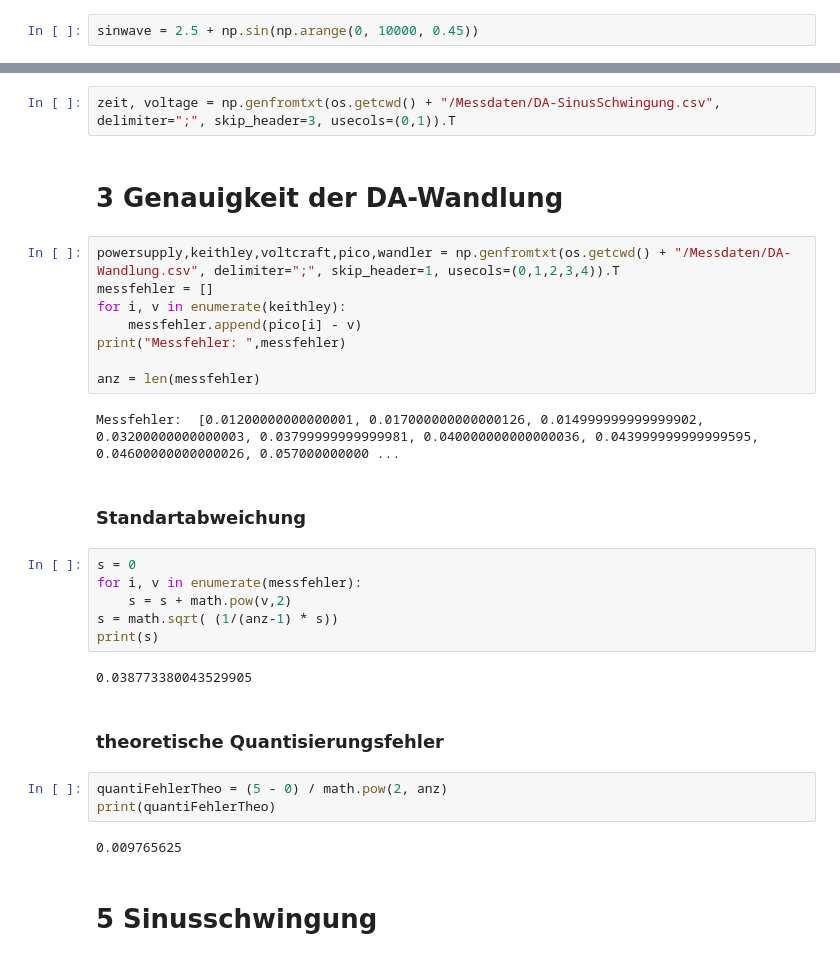
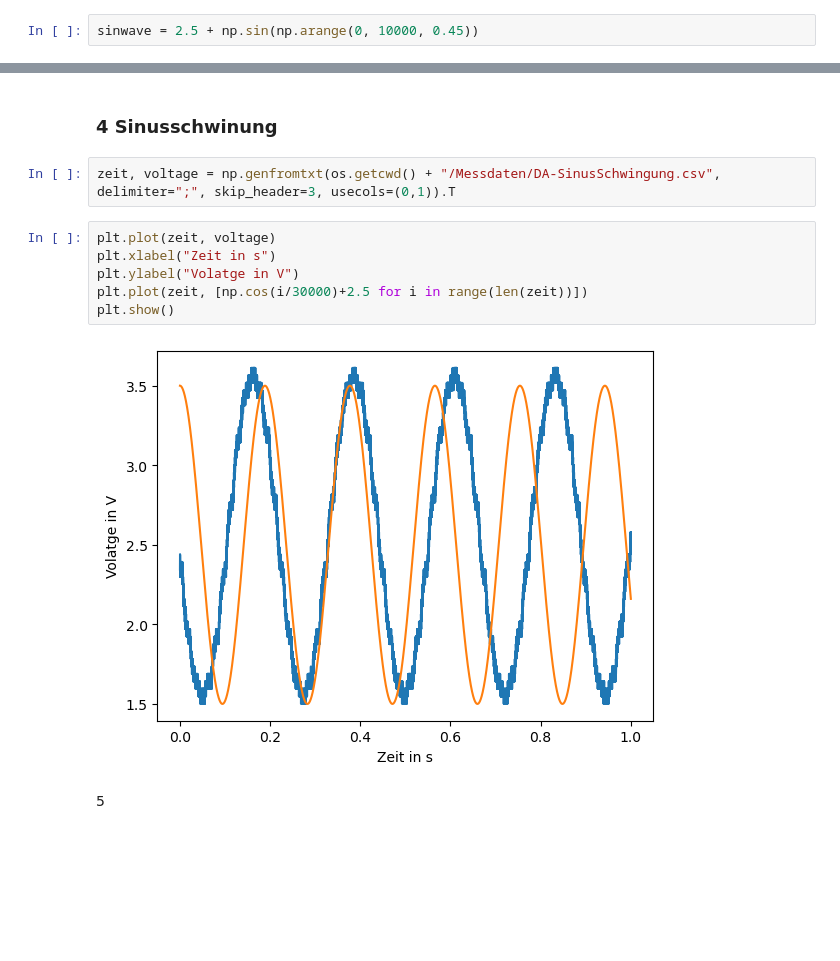
Before and after one commit to hannesbrugger/Signale-und-Systeme, a Jupyter notebook: Versuch5/versuch5.ipynb, the cells around one changed output, grey strips where cells are left out. Cells and saved outputs as stored; diff of their text form; blank space fills up the shorter version.

```diff
--- a/Versuch5/versuch5.ipynb
+++ b/Versuch5/versuch5.ipynb
@@ -11,33 +56,14 @@ sinwave = 2.5 + np.sin(np.arange(0, 10000, 0.45))
+# %% [markdown]
+### 4 Sinusschwinung
 # %%
 zeit, voltage = np.genfromtxt(os.getcwd() + "/Messdaten/DA-SinusSchwingung.csv", delimiter=";", skip_header=3, usecols=(0,1)).T
-# %% [markdown]
-# 3 Genauigkeit der DA-Wandlung
-# %%
-powersupply,keithley,voltcraft,pico,wandler = np.genfromtxt(os.getcwd() + "/Messdaten/DA-Wandlung.csv", delimiter=";", skip_header=1, usecols=(0,1,2,3,4)).T
-messfehler = []
-for i, v in enumerate(keithley):
-    messfehler.append(pico[i] - v)
-print("Messfehler: ",messfehler)
-
-anz = len(messfehler)
-# %% [output]
-Messfehler:  [0.01200000000000001, 0.017000000000000126, 0.014999999999999902, 0.03200000000000003, 0.03799999999999981, 0.040000000000000036, 0.043999999999999595, 0.04600000000000026, 0.057000000000 ...
+# %%
+plt.plot(zeit, voltage)
+plt.xlabel("Zeit in s")
+plt.ylabel("Volatge in V")
+plt.plot(zeit, [np.cos(i/30000)+2.5 for i in range(len(zeit))])
+plt.show()
+# %% [output]
+[figure, added]
 # %% [markdown]
-### Standartabweichung
+ 5
-# %%
-s = 0
-for i, v in enumerate(messfehler):
-    s = s + math.pow(v,2)
-s = math.sqrt( (1/(anz-1) * s))
-print(s)
-# %% [output]
-0.038773380043529905
-# %% [markdown]
-### theoretische Quantisierungsfehler
-# %%
-quantiFehlerTheo = (5 - 0) / math.pow(2, anz)
-print(quantiFehlerTheo)
-# %% [output]
-0.009765625
-# %% [markdown]
-# 5 Sinusschwingung
```
Also changed, not shown: parts of 6 cells of this notebook.
